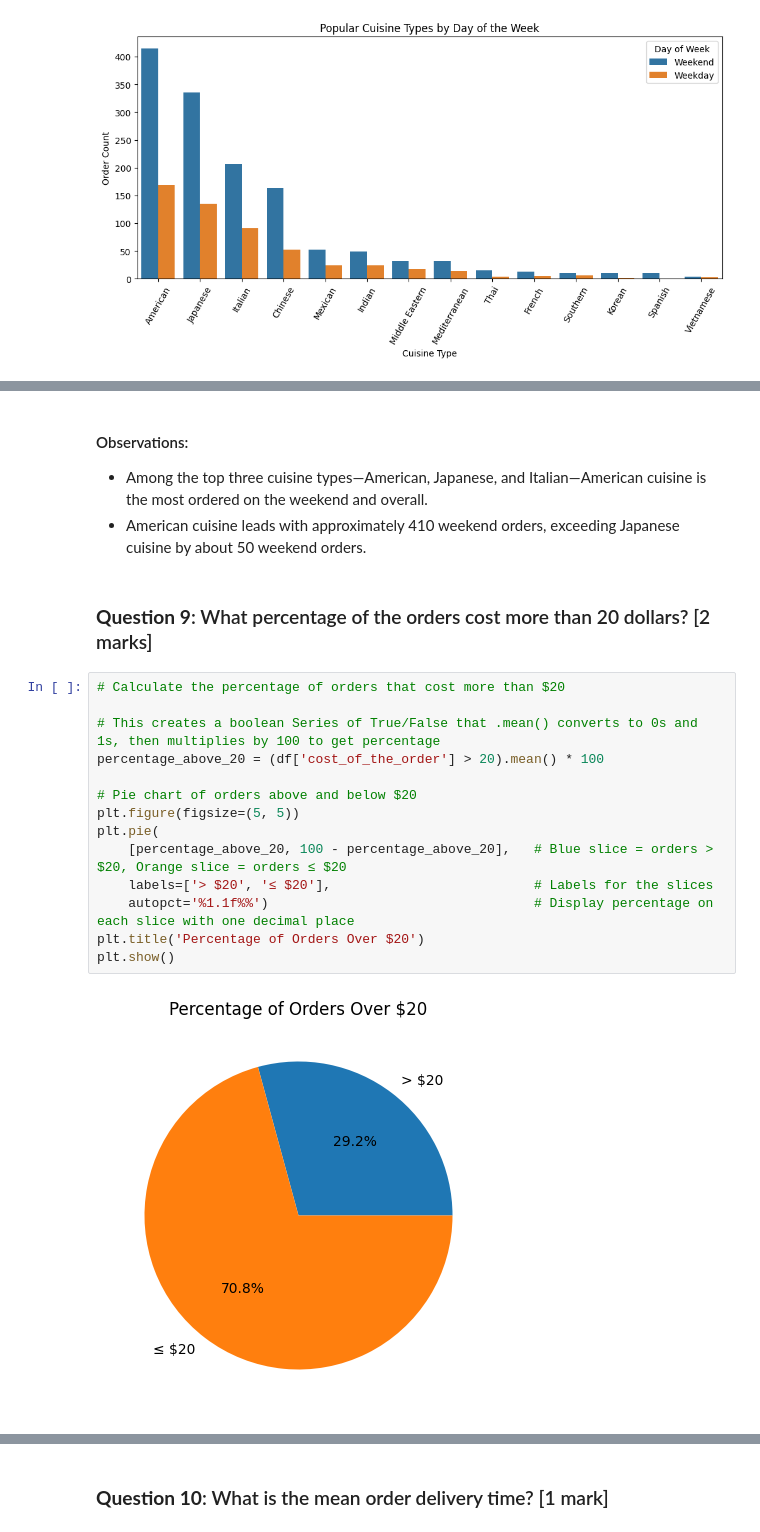
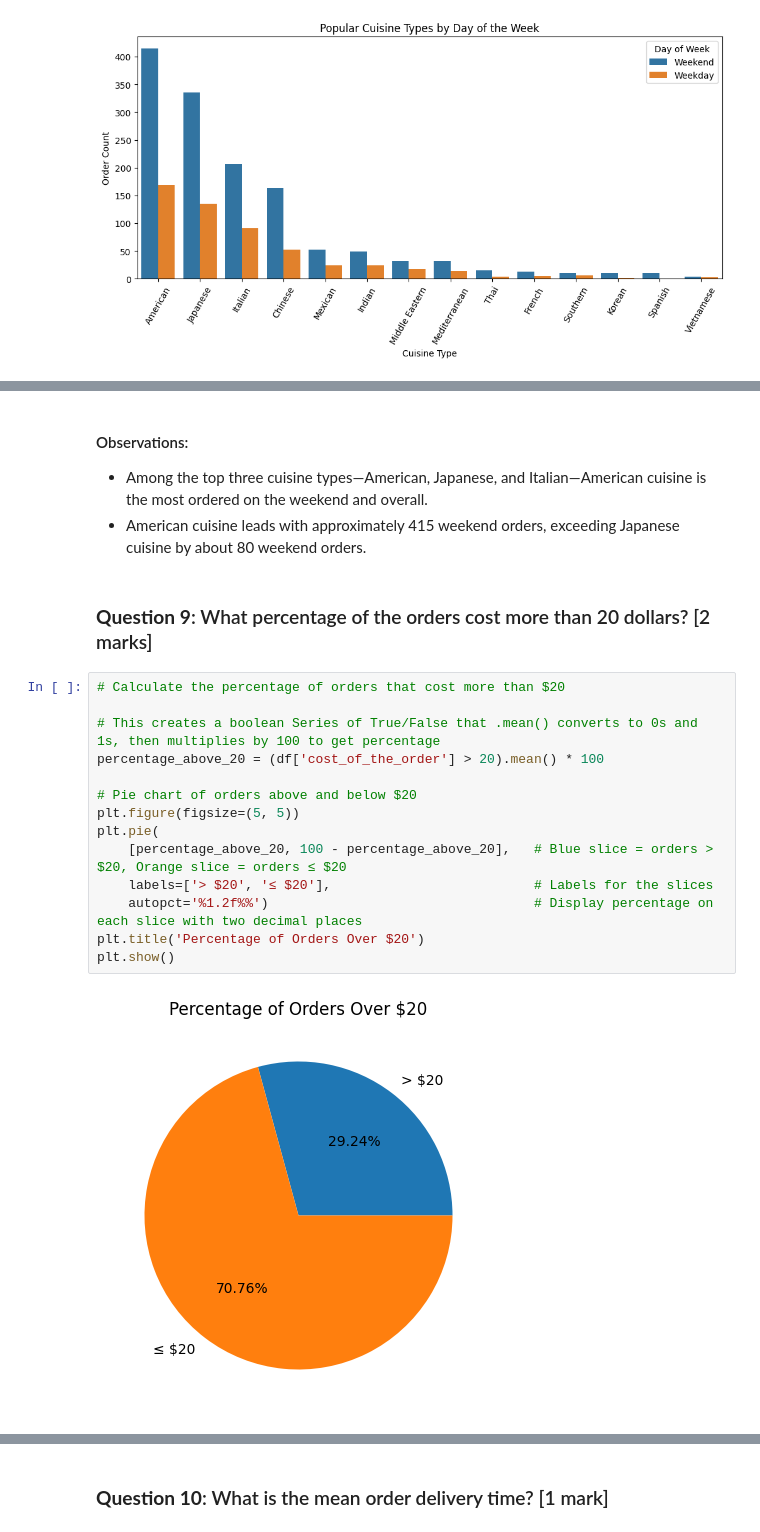
Before and after one commit to jessicakilby/FoodHub, a Jupyter notebook: FoodHub.ipynb, the cells around one changed output, grey strips where cells are left out. Cells and saved outputs as stored; diff of their text form.

```diff
--- a/FoodHub.ipynb
+++ b/FoodHub.ipynb
@@ -329,25 +385,25 @@ plt.show()
 #### Observations:
 
 * Among the top three cuisine types—American, Japanese, and Italian—American cuisine is the most ordered on the weekend and overall.
-* American cuisine leads with approximately 410 weekend orders, exceeding Japanese cuisine by about 50 weekend orders.
+* American cuisine leads with approximately 415 weekend orders, exceeding Japanese cuisine by about 80 weekend orders.
 # %% [markdown]
 ### **Question 9**: What percentage of the orders cost more than 20 dollars? [2 marks]
 # %%
 # Calculate the percentage of orders that cost more than $20
 
 # This creates a boolean Series of True/False that .mean() converts to 0s and 1s, then multiplies by 100 to get percentage
 percentage_above_20 = (df['cost_of_the_order'] > 20).mean() * 100
 
 # Pie chart of orders above and below $20
 plt.figure(figsize=(5, 5))
 plt.pie(
     [percentage_above_20, 100 - percentage_above_20],   # Blue slice = orders > $20, Orange slice = orders ≤ $20
     labels=['> $20', '≤ $20'],                          # Labels for the slices
-    autopct='%1.1f%%')                                  # Display percentage on each slice with one decimal place
+    autopct='%1.2f%%')                                  # Display percentage on each slice with two decimal places
 plt.title('Percentage of Orders Over $20')
 plt.show()
 # %% [output]
-[figure, old version]
+[figure, new version]
 # %% [markdown]
 #### Observations:
 
```
Also changed, not shown: parts of 37 cells of this notebook, 1 other file.
